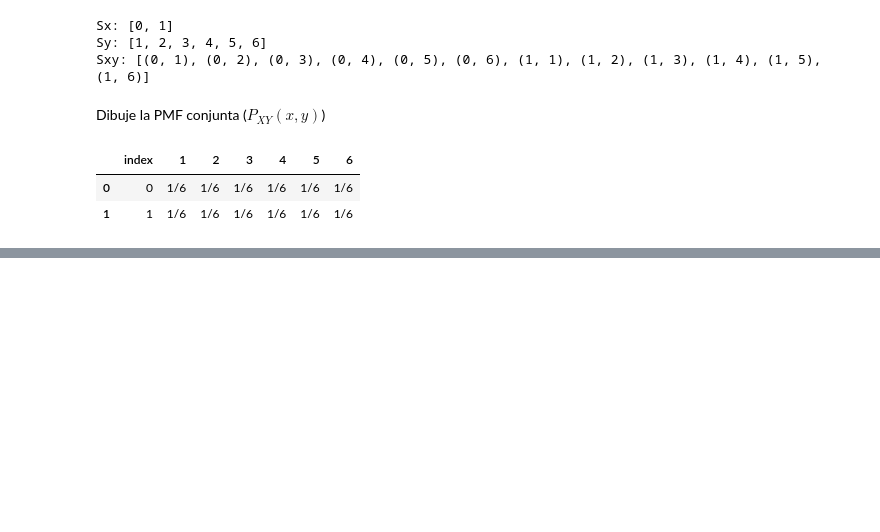
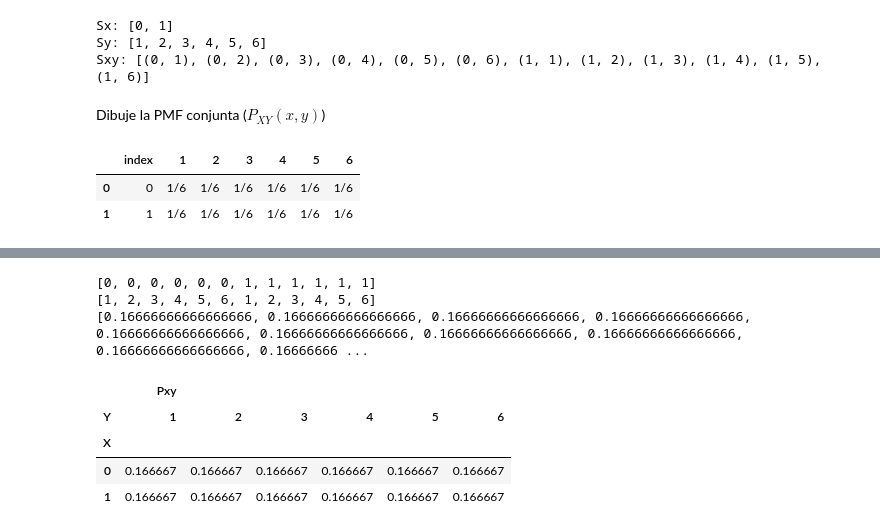
Before and after one commit to estocasticos-udem/curso_2023-1, a Jupyter notebook: probabilidad_conjunta/test.ipynb, the cells around one changed output, grey strips where cells are left out. Cells and saved outputs as stored; diff of their text form; code cells hidden in the pictures; blank space fills up the shorter version.

```diff
--- a/probabilidad_conjunta/test.ipynb
+++ b/probabilidad_conjunta/test.ipynb
@@ -86,0 +87,23 @@ plt.show()
+# %%
+x_str = [int(i) for i in x]
+y_str = [int(i) for i in y]
+Pxy = [float(p) for p in z]
+print(x_str)
+print(y_str)
+print(Pxy)
+PMF2 = pd.DataFrame(data = {"X": x_str,
+                            "Y": y_str,
+                            "Pxy": Pxy,
+                            })
+
+PMF2 = PMF2.pivot(index=["X"],columns=["Y"],values=["Pxy"])
+PMF2
+# %% [output]
+[0, 0, 0, 0, 0, 0, 1, 1, 1, 1, 1, 1]
+[1, 2, 3, 4, 5, 6, 1, 2, 3, 4, 5, 6]
+[0.16666666666666666, 0.16666666666666666, 0.16666666666666666, 0.16666666666666666, 0.16666666666666666, 0.16666666666666666, 0.16666666666666666, 0.16666666666666666, 0.16666666666666666, 0.16666666 ...
+|  | Pxy |  |  |  |  |  |
+| Y | 1 | 2 | 3 | 4 | 5 | 6 |
+| X |  |  |  |  |  |  |
+| 0 | 0.166667 | 0.166667 | 0.166667 | 0.166667 | 0.166667 | 0.166667 |
+| 1 | 0.166667 | 0.166667 | 0.166667 | 0.166667 | 0.166667 | 0.166667 |
```
Also changed, not shown: parts of 3 cells of this notebook.
